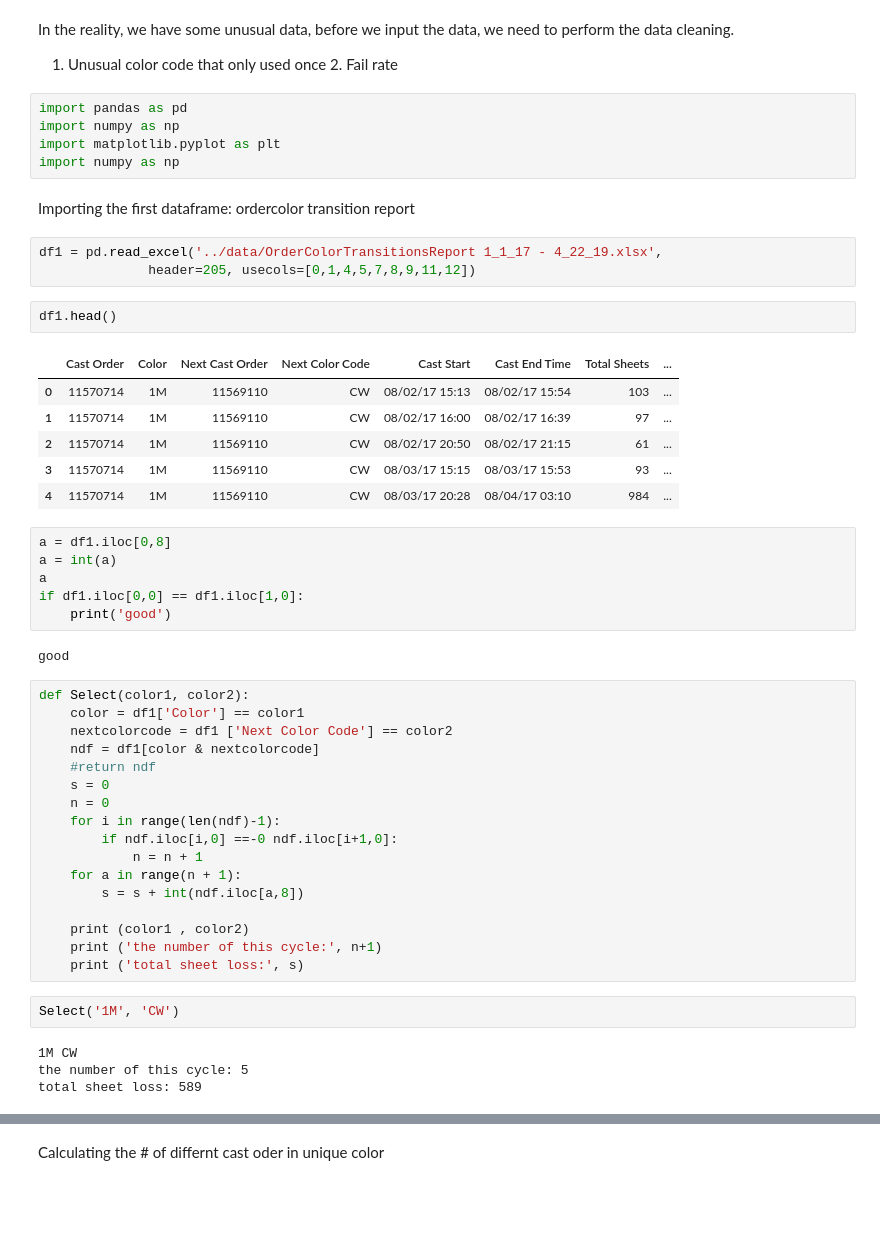
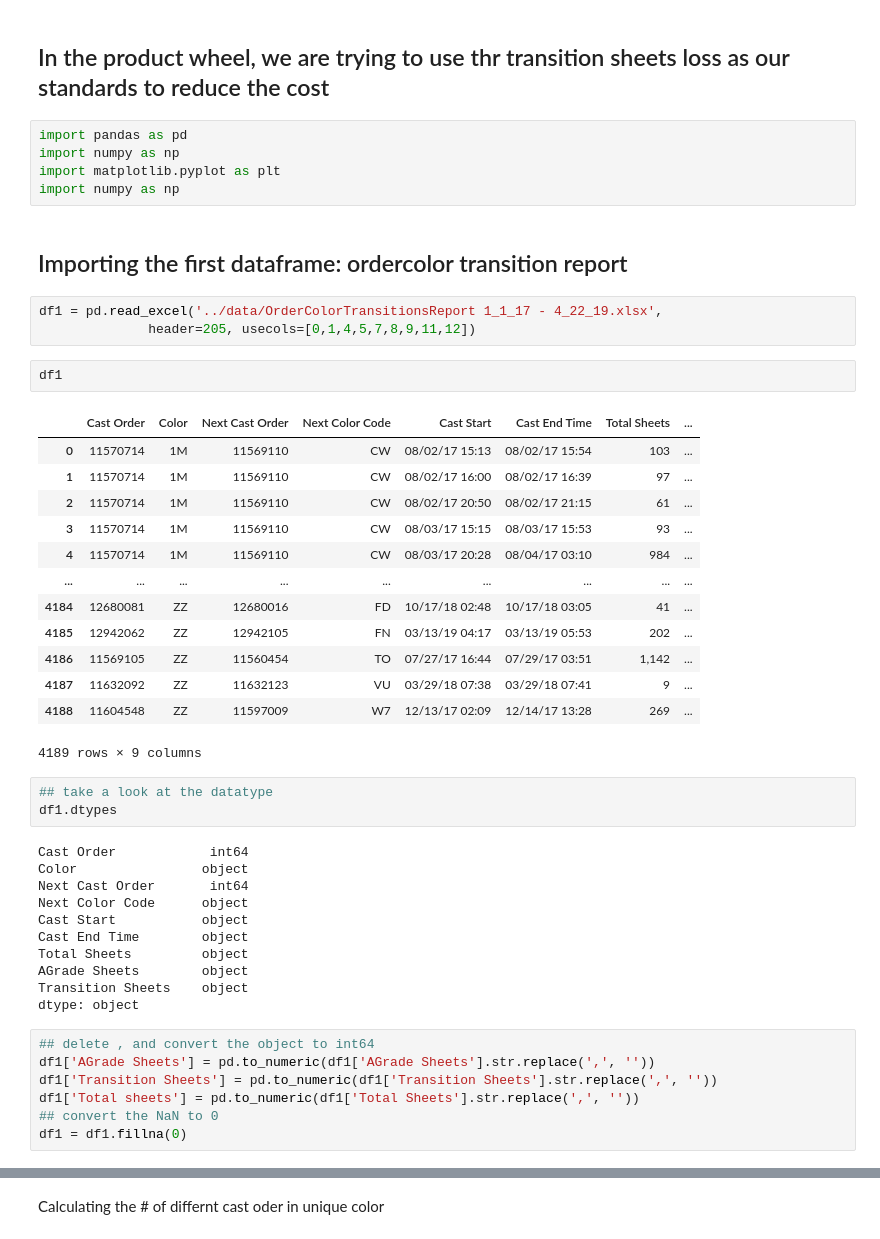
Before and after one commit to eng-rolebot/product-wheel, a Jupyter notebook: product-wheel/Data Processing.ipynb, the cells around one changed output, grey strips where cells are left out. Drawn from its saved outputs; the diff is of its cells as text; blank space fills up the shorter version.

```diff
--- a/product-wheel/Data Processing.ipynb
+++ b/product-wheel/Data Processing.ipynb
@@ -3,53 +1,49 @@
-# %% [markdown]
-In the reality, we have some unusual data, before we input the data, we need to perform the data cleaning.
-1. Unusual color code that only used once  2. Fail rate
+# %% [markdown]
+## In the product wheel, we are trying to use thr transition sheets loss as our standards to reduce the cost
 # %%
 import pandas as pd
 import numpy as np
 import matplotlib.pyplot as plt
 import numpy as np
 # %% [markdown]
-Importing the first dataframe: ordercolor transition report
+## Importing the first dataframe: ordercolor transition report
 # %%
 df1 = pd.read_excel('../data/OrderColorTransitionsReport 1_1_17 - 4_22_19.xlsx',
               header=205, usecols=[0,1,4,5,7,8,9,11,12])
 # %%
-df1.head()
+df1
 # %% [output]
 |  | Cast Order | Color | Next Cast Order | Next Color Code | Cast Start | Cast End Time | Total Sheets | ... |
 | 0 | 11570714 | 1M | 11569110 | CW | 08/02/17 15:13 | 08/02/17 15:54 | 103 | ... |
 | 1 | 11570714 | 1M | 11569110 | CW | 08/02/17 16:00 | 08/02/17 16:39 | 97 | ... |
 | 2 | 11570714 | 1M | 11569110 | CW | 08/02/17 20:50 | 08/02/17 21:15 | 61 | ... |
 | 3 | 11570714 | 1M | 11569110 | CW | 08/03/17 15:15 | 08/03/17 15:53 | 93 | ... |
 | 4 | 11570714 | 1M | 11569110 | CW | 08/03/17 20:28 | 08/04/17 03:10 | 984 | ... |
+| ... | ... | ... | ... | ... | ... | ... | ... | ... |
+| 4184 | 12680081 | ZZ | 12680016 | FD | 10/17/18 02:48 | 10/17/18 03:05 | 41 | ... |
+| 4185 | 12942062 | ZZ | 12942105 | FN | 03/13/19 04:17 | 03/13/19 05:53 | 202 | ... |
+| 4186 | 11569105 | ZZ | 11560454 | TO | 07/27/17 16:44 | 07/29/17 03:51 | 1,142 | ... |
+| 4187 | 11632092 | ZZ | 11632123 | VU | 03/29/18 07:38 | 03/29/18 07:41 | 9 | ... |
+| 4188 | 11604548 | ZZ | 11597009 | W7 | 12/13/17 02:09 | 12/14/17 13:28 | 269 | ... |
+4189 rows × 9 columns
-# %%
-a = df1.iloc[0,8]
-a = int(a)
-a
-if df1.iloc[0,0] == df1.iloc[1,0]:
-    print('good')
-# %% [output]
-good
-# %%
-def Select(color1, color2):
-    color = df1['Color'] == color1
-    nextcolorcode = df1 ['Next Color Code'] == color2
-    ndf = df1[color & nextcolorcode]
-    #return ndf
-    s = 0
-    n = 0
-    for i in range(len(ndf)-1):
-        if ndf.iloc[i,0] ==-0 ndf.iloc[i+1,0]:
-            n = n + 1
-    for a in range(n + 1):
-        s = s + int(ndf.iloc[a,8])
-
-    print (color1 , color2)
-    print ('the number of this cycle:', n+1)
-    print ('total sheet loss:', s)
-# %%
-Select('1M', 'CW')
-# %% [output]
-1M CW
-the number of this cycle: 5
-total sheet loss: 589
+# %%
+## take a look at the datatype
+df1.dtypes
+# %% [output]
+Cast Order            int64
+Color                object
+Next Cast Order       int64
+Next Color Code      object
+Cast Start           object
+Cast End Time        object
+Total Sheets         object
+AGrade Sheets        object
+Transition Sheets    object
+dtype: object
+# %%
+## delete , and convert the object to int64
+df1['AGrade Sheets'] = pd.to_numeric(df1['AGrade Sheets'].str.replace(',', ''))
+df1['Transition Sheets'] = pd.to_numeric(df1['Transition Sheets'].str.replace(',', ''))
+df1['Total sheets'] = pd.to_numeric(df1['Total Sheets'].str.replace(',', ''))
+## convert the NaN to 0
+df1 = df1.fillna(0)
```
Also changed, not shown: parts of 81 cells of this notebook.
